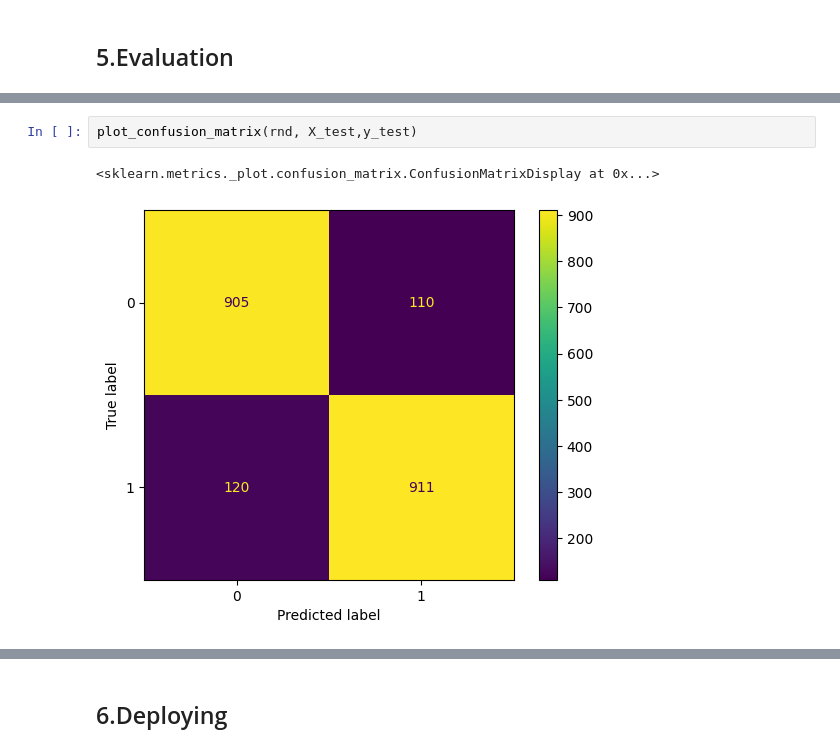
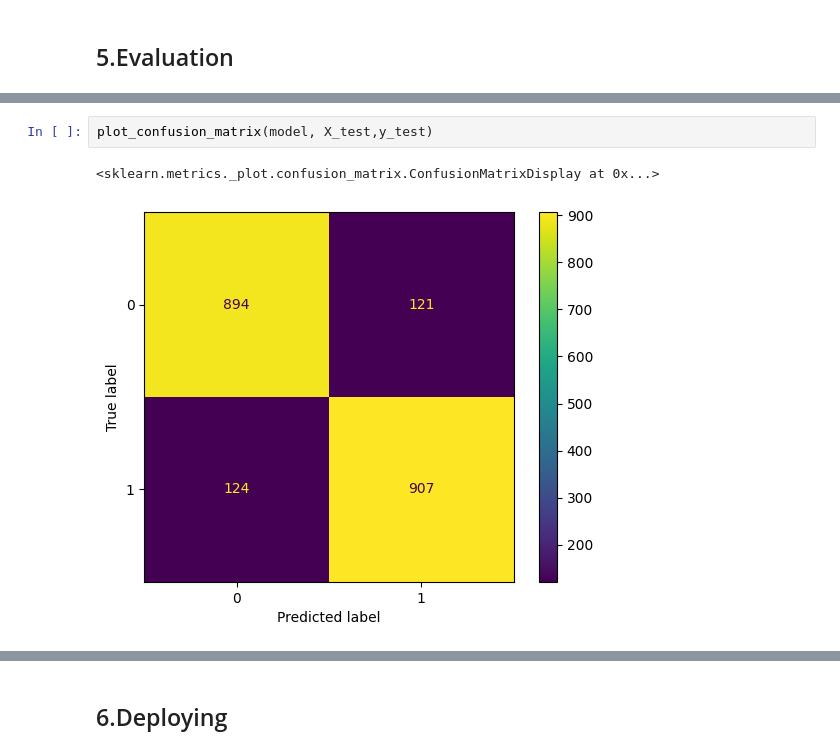
Before and after one commit to Jayem-11/Heart-Disease-Prediction, a Jupyter notebook: Heart Disease Prediction.ipynb, the cells around one changed output, grey strips where cells are left out. Drawn from its saved outputs; the diff is of its cells as text.

```diff
--- a/Heart Disease Prediction.ipynb
+++ b/Heart Disease Prediction.ipynb
@@ -475,10 +482,10 @@ print(classification_report(y_test,predictions))
    macro avg       0.88      0.88      0.88      2046
 weighted avg       0.88      0.88      0.88      2046
 # %%
-plot_confusion_matrix(rnd, X_test,y_test)
+plot_confusion_matrix(model, X_test,y_test)
 # %% [output]
 <sklearn.metrics._plot.confusion_matrix.ConfusionMatrixDisplay at 0x...>
-[figure, old version]
+[figure, new version]
 # %%
 model.score(X_test, y_test)
 # %% [output]
```
Also changed, not shown: parts of 6 cells of this notebook, 2 other files.
